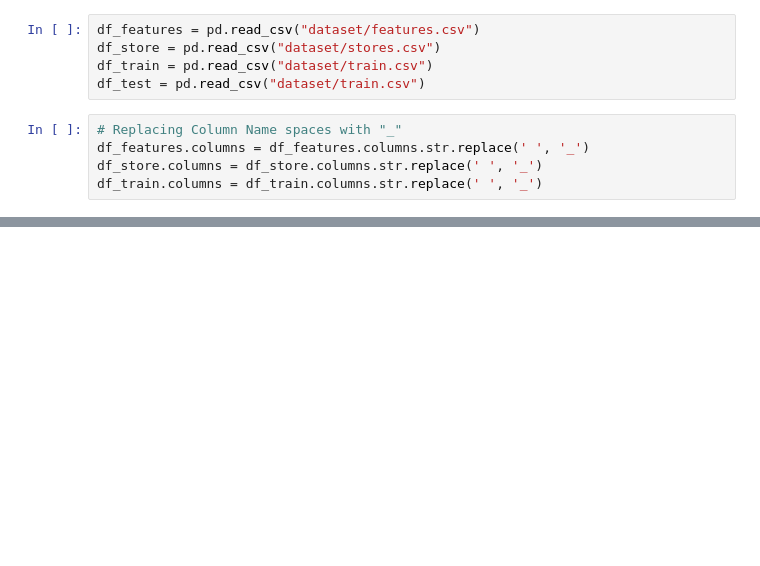
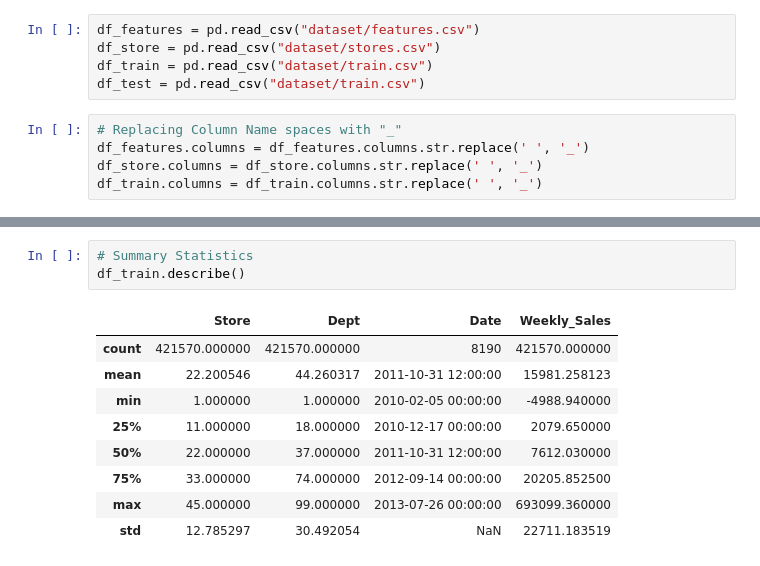
Before and after one commit to mdpw/msc-pds-group, a Jupyter notebook: analysis.ipynb, the cells around one changed output, grey strips where cells are left out. Cells and saved outputs as stored; diff of their text form; blank space fills up the shorter version.

```diff
--- a/analysis.ipynb
+++ b/analysis.ipynb
@@ -35,0 +259,13 @@ df_train.columns = df_train.columns.str.replace(' ', '_')
+# %%
+# Summary Statistics
+df_train.describe()
+# %% [output]
+|  | Store | Dept | Date | Weekly_Sales |
+| count | 421570.000000 | 421570.000000 | 8190 | 421570.000000 |
+| mean | 22.200546 | 44.260317 | 2011-10-31 12:00:00 | 15981.258123 |
+| min | 1.000000 | 1.000000 | 2010-02-05 00:00:00 | -4988.940000 |
+| 25% | 11.000000 | 18.000000 | 2010-12-17 00:00:00 | 2079.650000 |
+| 50% | 22.000000 | 37.000000 | 2011-10-31 12:00:00 | 7612.030000 |
+| 75% | 33.000000 | 74.000000 | 2012-09-14 00:00:00 | 20205.852500 |
+| max | 45.000000 | 99.000000 | 2013-07-26 00:00:00 | 693099.360000 |
+| std | 12.785297 | 30.492054 | NaN | 22711.183519 |
```
Also changed, not shown: parts of 26 cells of this notebook.
